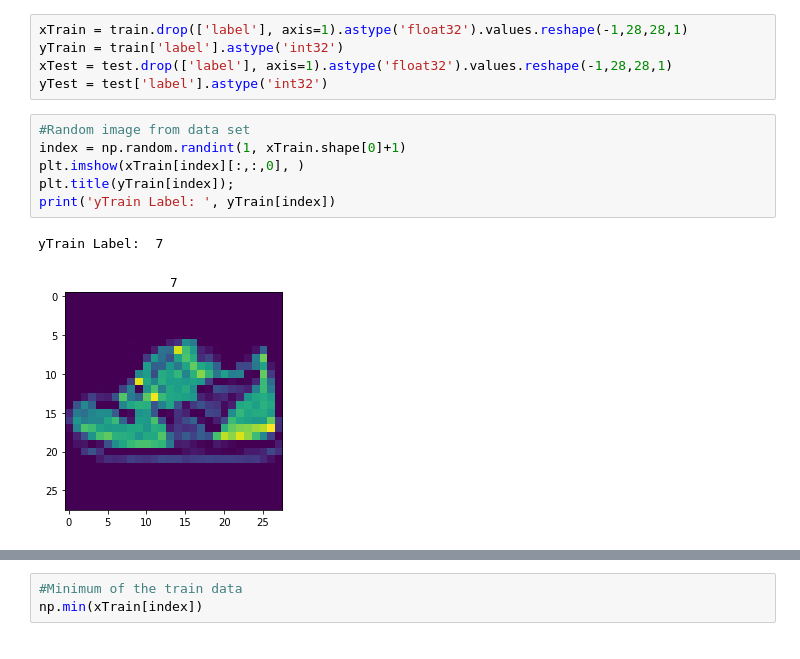
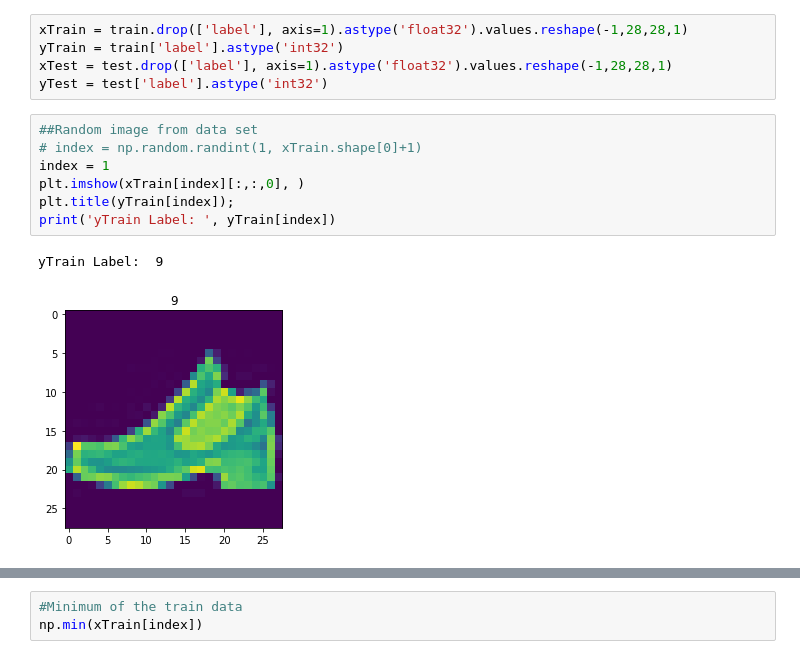
Before and after one commit to Cordelia16/PRML, a Jupyter notebook: Untitled.ipynb, the cells around one changed output, grey strips where cells are left out. Saved outputs shown, nothing was run; the diff lists cells and outputs as text.

```diff
--- a/Untitled.ipynb
+++ b/Untitled.ipynb
@@ -40,11 +66,12 @@ yTrain = train['label'].astype('int32')
 xTest = test.drop(['label'], axis=1).astype('float32').values.reshape(-1,28,28,1)
 yTest = test['label'].astype('int32')
 # %%
-#Random image from data set
-index = np.random.randint(1, xTrain.shape[0]+1)
+##Random image from data set
+# index = np.random.randint(1, xTrain.shape[0]+1)
+index = 1
 plt.imshow(xTrain[index][:,:,0], )
 plt.title(yTrain[index]);
 print('yTrain Label: ', yTrain[index])
 # %% [output]
-yTrain Label:  7
+yTrain Label:  9
-[figure, old version]
+[figure, new version]
```
Also changed, not shown: parts of 17 cells of this notebook.
